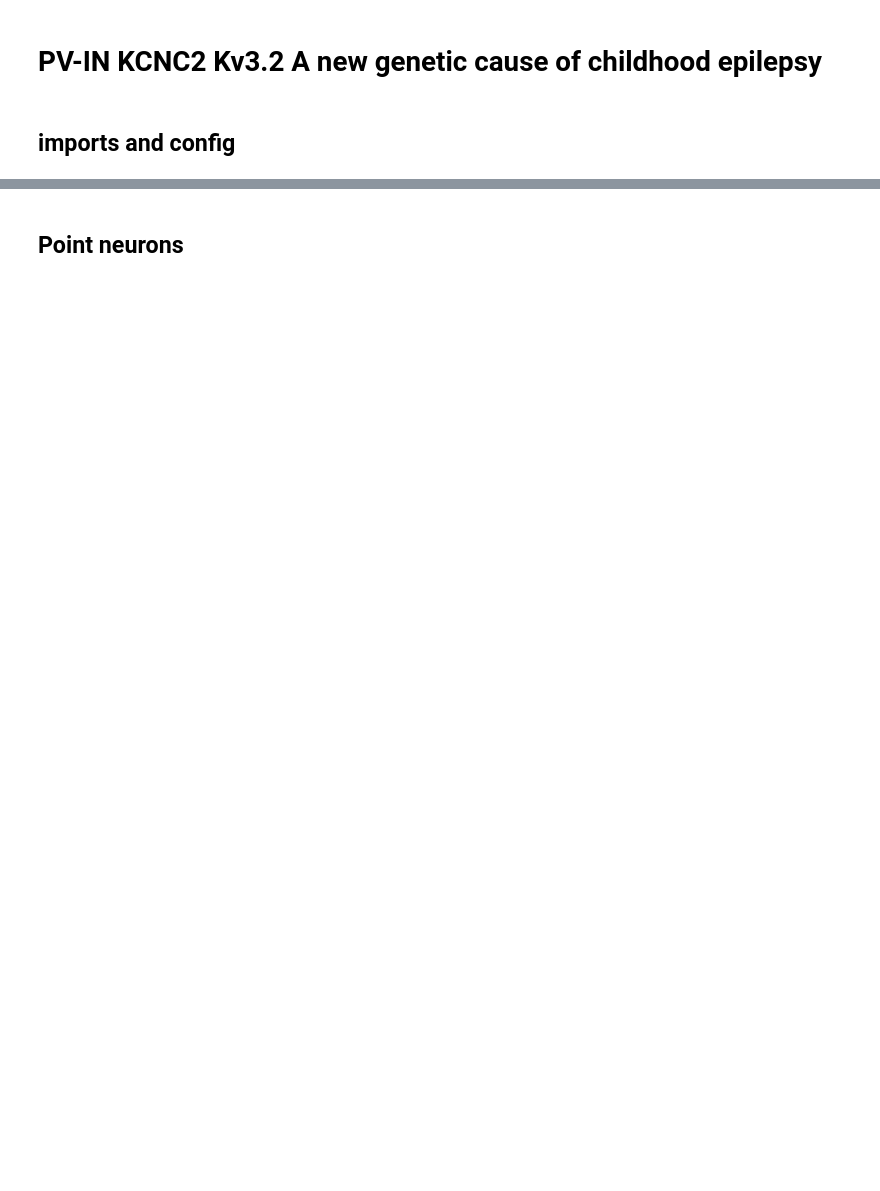
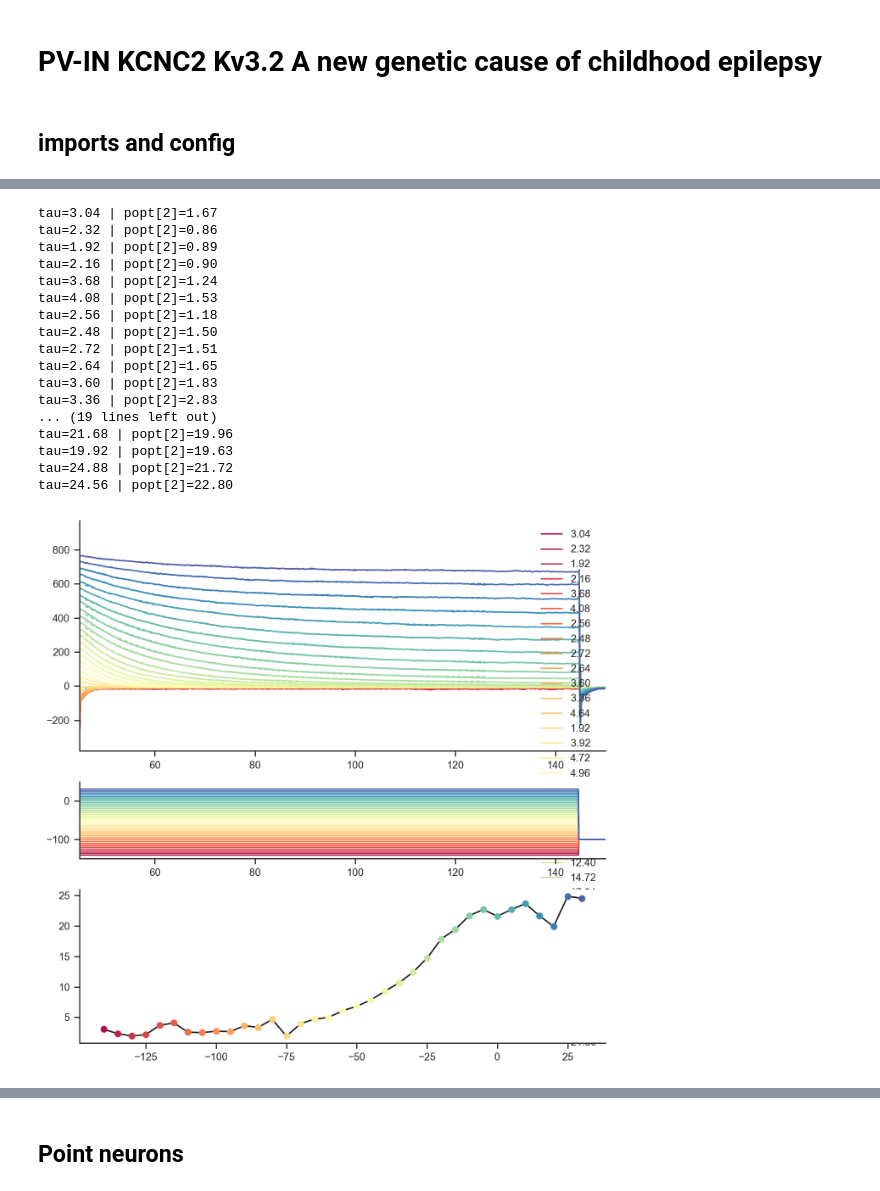
Before and after one commit to ChrisCurrin/pv-kcnc2, a Jupyter notebook: notebook.ipynb, the cells around one changed output, grey strips where cells are left out. Saved outputs shown, nothing was run; the diff lists cells and outputs as text; code cells hidden in the pictures; blank space fills up the shorter version.

```diff
--- a/notebook.ipynb
+++ b/notebook.ipynb
@@ -48,0 +190,77 @@ INFO:nrn_helpers:celsius=34.0 and v_init=-80.0
+# %%
+import pyabf
+import matplotlib.pyplot as plt
+from scipy.optimize import curve_fit
+
+def exp_func_to_fit(x, a, b, c, d):
+    return a*np.exp(-1*(x-b)/c)+d
+
+abf = pyabf.ABF("data/4758.abf")
+# abf.headerLaunch()
+fig, axes = plt.subplots(nrows=3, gridspec_kw={"height_ratios": [3, 1,2]}, figsize=(8, 8))
+sns.set_palette("Spectral", n_colors=len(abf.sweepList))
+dummy_seg = Section(0.1, 0.05, name="dummy_seg")
+vclamp_dummy = h.SEClamp(dummy_seg(0.5))
+vclamp_dummy.dur1 = 10
+vclamp_dummy.dur2 = 36
+vclamp_dummy.dur3 = 80
+taus = []
+infos = []
+pal = sns.color_palette("Spectral", n_colors=len(abf.sweepList))
+
+for i in abf.sweepList:
+    abf.setSweep(i)
+    t_np = abf.sweepX*1000
+    decay_idx = np.where(
+        (t_np > (vclamp_dummy.dur2 + vclamp_dummy.dur1))
+        & (t_np <= (vclamp_dummy.dur2 + vclamp_dummy.dur1 + vclamp_dummy.dur3))
+    )[0]
+    popt, pcov = curve_fit(
+        exp_func_to_fit,
+        t_np[decay_idx],
+        abf.sweepY[decay_idx],
+        p0=[np.max(abf.sweepY[decay_idx]),0.1,2,np.min(abf.sweepY[decay_idx])],
+        bounds=([-np.inf,-np.inf,0,-np.inf],[np.inf,np.inf,100,np.inf])
+    )
+    # taus.append(tau)
+    if np.isinf(pcov[0,0]):
+        continue
+    infos.append((abf.sweepC[decay_idx][0], *popt))
+    tau = popt[2]
+    tau = calc_deactivation_time_constant_tau(abf.sweepY, abf.sweepX*1000, vclamp_dummy)
+    print(f"{tau=:.2f} | {popt[2]=:.2f}")
+    taus.append((abf.sweepC[decay_idx][0], tau))
+
+    axes[0].plot(abf.sweepX*1000, abf.sweepY, label=f"{tau:.2f}", c=pal[i])
+    axes[1].plot(abf.sweepX*1000, abf.sweepC, c=pal[i])
+    axes[0].plot(t_np[decay_idx], exp_func_to_fit(t_np[decay_idx], *popt), ls="--", lw=1, c=pal[i])
+
+axes[0].legend()
+axes[0].set_xlim(45,150)
+axes[1].set_xlim(45,150)
+
+axes[-1].plot(*zip(*taus), "k-")
+for i, (v, tau) in enumerate(taus):
+    axes[-1].plot(v, tau, "o", c=pal[i])
+# axes[0].set_ylim(0,400)
+plt.show()
+infos
+# %% [output]
+tau=3.04 | popt[2]=1.67
+tau=2.32 | popt[2]=0.86
+tau=1.92 | popt[2]=0.89
+tau=2.16 | popt[2]=0.90
+tau=3.68 | popt[2]=1.24
+tau=4.08 | popt[2]=1.53
+tau=2.56 | popt[2]=1.18
+tau=2.48 | popt[2]=1.50
+tau=2.72 | popt[2]=1.51
+tau=2.64 | popt[2]=1.65
+tau=3.60 | popt[2]=1.83
+tau=3.36 | popt[2]=2.83
+... (19 lines left out)
+tau=21.68 | popt[2]=19.96
+tau=19.92 | popt[2]=19.63
+tau=24.88 | popt[2]=21.72
+tau=24.56 | popt[2]=22.80
+[figure, added]
```
Also changed, not shown: parts of 26 cells of this notebook, 9 other files.
